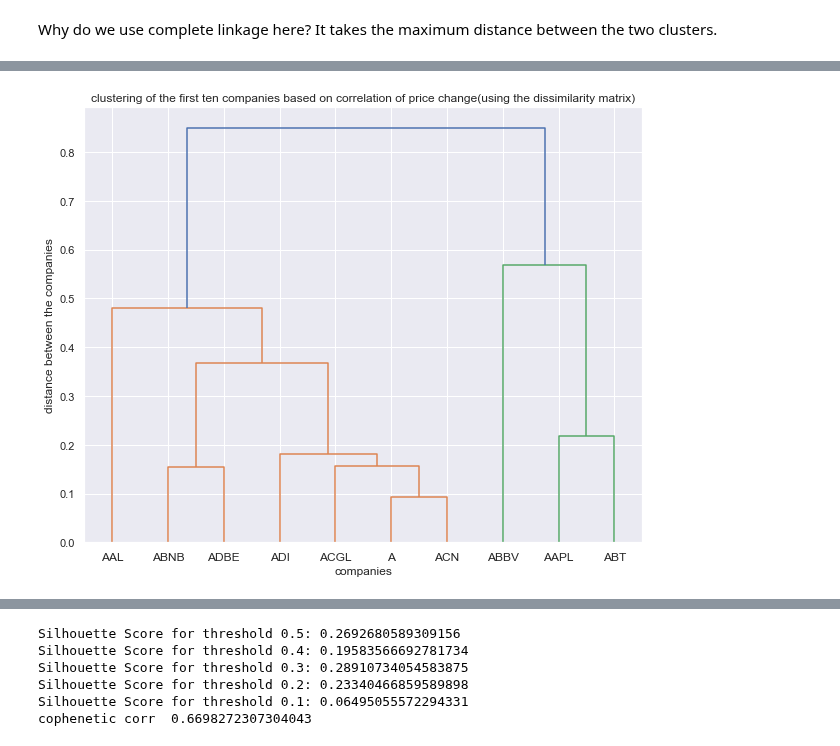
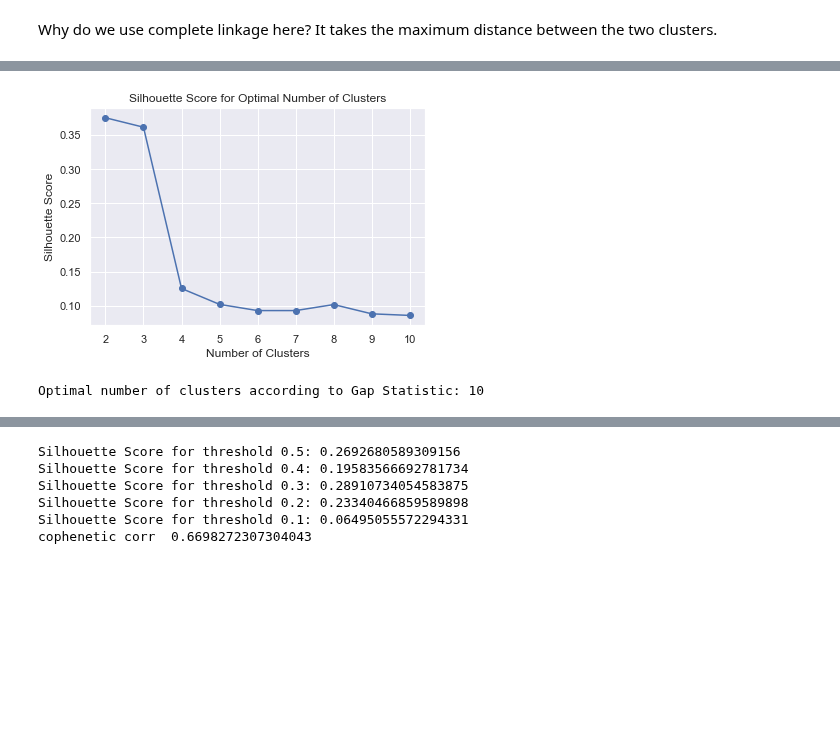
Before and after one commit to ktongk/BTT-JPMC-1, a Jupyter notebook: scrape_data_nora.ipynb, the cells around one changed output, grey strips where cells are left out. Cells and saved outputs as stored; diff of their text form; code cells hidden in the pictures; blank space fills up the shorter version.

```diff
--- a/scrape_data_nora.ipynb
+++ b/scrape_data_nora.ipynb
@@ -815,0 +687,28 @@ array([[0.        , 0.48111373, 0.20835612, 0.62597916, 0.36636741,
+# %%
+def calculate_silhouette_score(linkage_matrix, dissimilarity_matrix, n_clusters):
+    clusters = fcluster(linkage_matrix, t=n_clusters, criterion='maxclust')
+    silhouette_avg = silhouette_score(dissimilarity_matrix, clusters)
+    return silhouette_avg
+# %%
+# Elbow Method using Silhouette Score
+linkage_method = 'ward'
+max_clusters = 10
+silhouette_scores = []
+
+for n_clusters in range(2, max_clusters + 1):  # Start from 2 clusters for silhouette score
+    Z = linkage(squareform(dissimilarity), method=linkage_method)
+    silhouette_avg = calculate_silhouette_score(Z, dissimilarity, n_clusters)
+    silhouette_scores.append(silhouette_avg)
+
+# Plot Silhouette Score
+plt.plot(range(2, max_clusters + 1), silhouette_scores, marker='o')
+plt.title('Silhouette Score for Optimal Number of Clusters')
+plt.xlabel('Number of Clusters')
+plt.ylabel('Silhouette Score')
+plt.show()
+
+
+print("Optimal number of clusters according to Gap Statistic:", n_clusters)
+# %% [output]
+[figure, added]
+Optimal number of clusters according to Gap Statistic: 10
@@ -816,13 +720,3 @@ array([[0.        , 0.48111373, 0.20835612, 0.62597916, 0.36636741,
 # %%
 from scipy.cluster.hierarchy import dendrogram, linkage
 import matplotlib.pyplot as plt
-# %%
-dissimilarity_10 = dissimilarity[:10,:10]
-complete_linkage_10 = linkage(squareform(dissimilarity_10), method = 'complete')
-dendrogram_10 = dendrogram(complete_linkage_10, labels=df_price_pct.columns[:10])
-plt.xlabel("companies")
-plt.ylabel("distance between the companies")
-plt.title("clustering of the first ten companies based on correlation of price change(using the dissimilarity matrix)")
-plt.show()
-# %% [output]
-[figure, removed]
```
Also changed, not shown: parts of 67 cells of this notebook.
